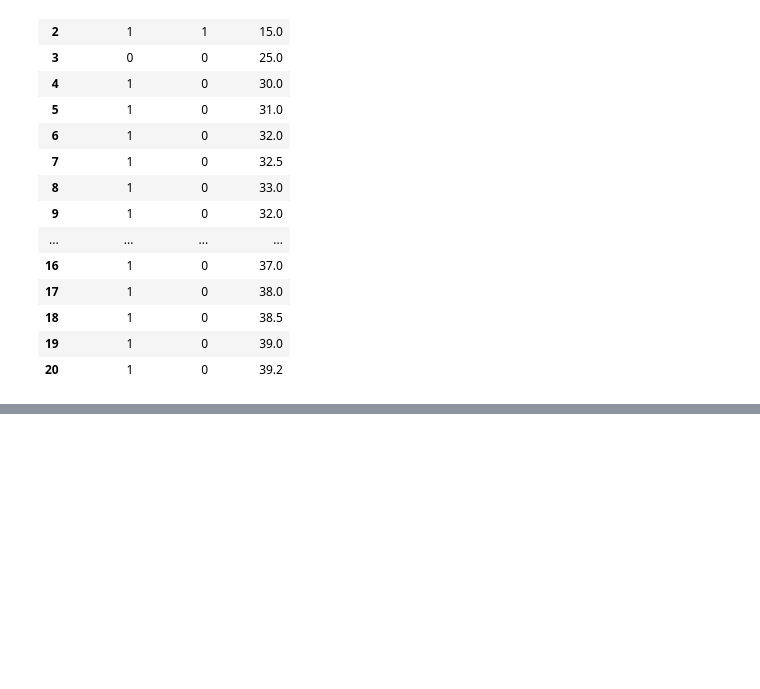
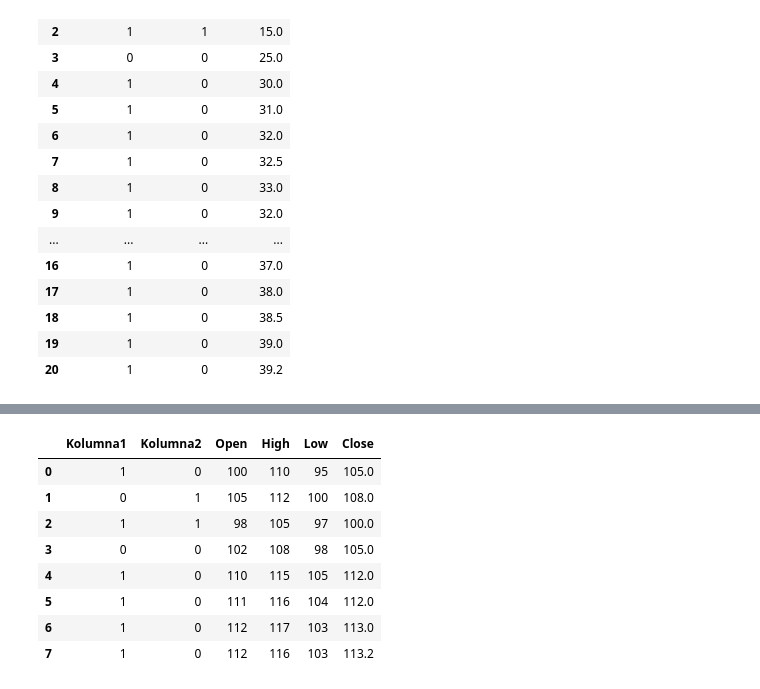
Before and after one commit to KucharskiR/data-science, a Jupyter notebook: Normalization.ipynb, the cells around one changed output, grey strips where cells are left out. Cells and saved outputs as stored; diff of their text form; code cells hidden in the pictures; blank space fills up the shorter version.

```diff
--- a/Normalization.ipynb
+++ b/Normalization.ipynb
@@ -171,3 +171,29 @@ fig.update_layout(
 fig.show()
 # %% [output]
 [interactive output not drawn]
+# %%
+import plotly.graph_objects as go
+import pandas as pd
+
+# Przykładowe dane (zastąp je danymi, które masz)
+data = {
+    'Kolumna1': [1, 0, 1, 0, 1,1,1,1],
+    'Kolumna2': [0, 1, 1, 0, 0,0,0,0],
+    'Open': [100, 105, 98, 102, 110,111,112,112],
+    'High': [110, 112, 105, 108, 115,116,117,116],
+    'Low': [95, 100, 97, 98, 105,104,103,103],
+    'Close': [105, 108, 100, 105, 112,112,113,113.2]
+}
+
+df = pd.DataFrame(data)
+df
+# %% [output]
+|  | Kolumna1 | Kolumna2 | Open | High | Low | Close |
+| 0 | 1 | 0 | 100 | 110 | 95 | 105.0 |
+| 1 | 0 | 1 | 105 | 112 | 100 | 108.0 |
+| 2 | 1 | 1 | 98 | 105 | 97 | 100.0 |
+| 3 | 0 | 0 | 102 | 108 | 98 | 105.0 |
+| 4 | 1 | 0 | 110 | 115 | 105 | 112.0 |
+| 5 | 1 | 0 | 111 | 116 | 104 | 112.0 |
+| 6 | 1 | 0 | 112 | 117 | 103 | 113.0 |
+| 7 | 1 | 0 | 112 | 116 | 103 | 113.2 |
```
Also changed, not shown: parts of 2 cells of this notebook.
